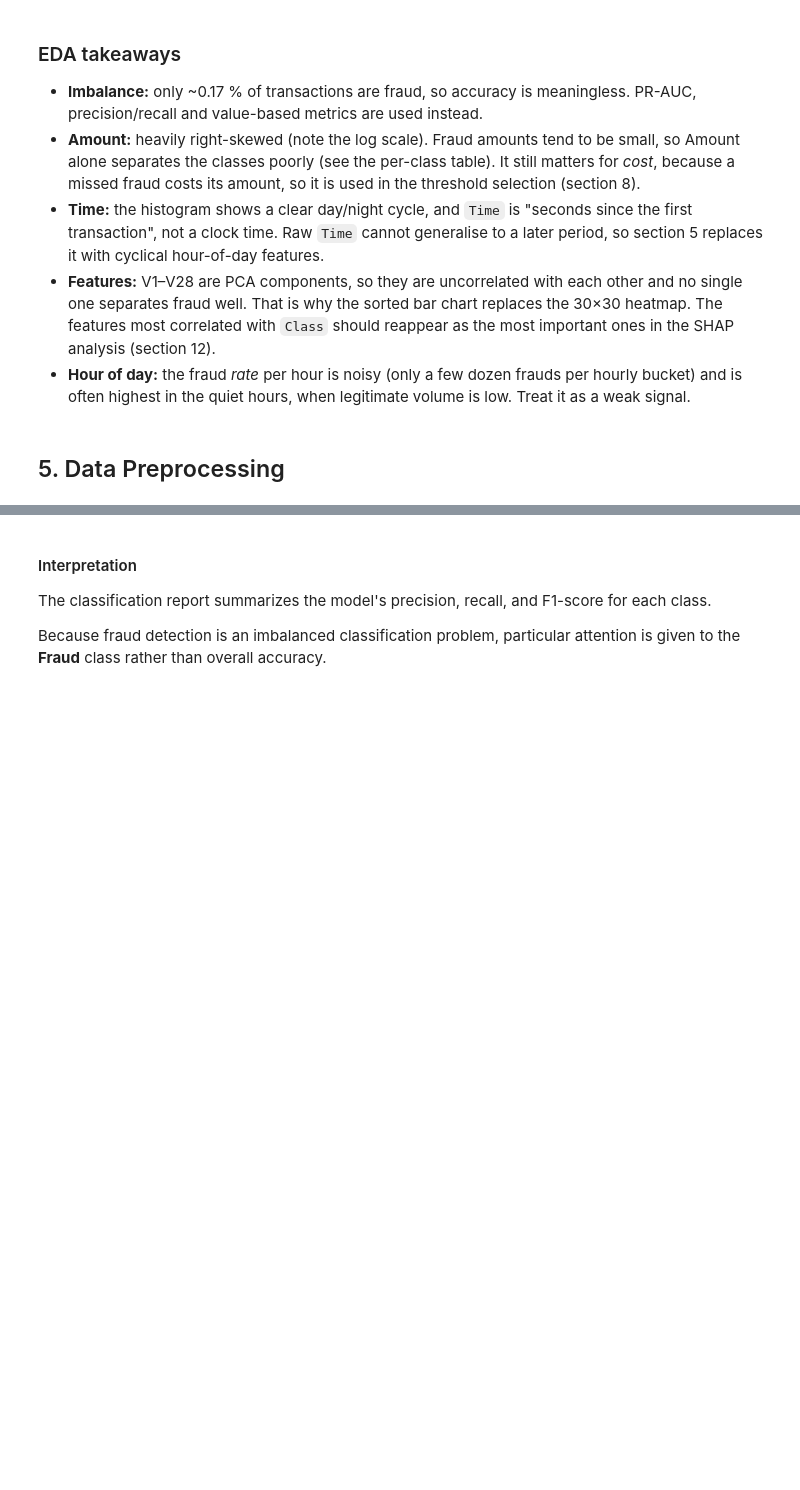
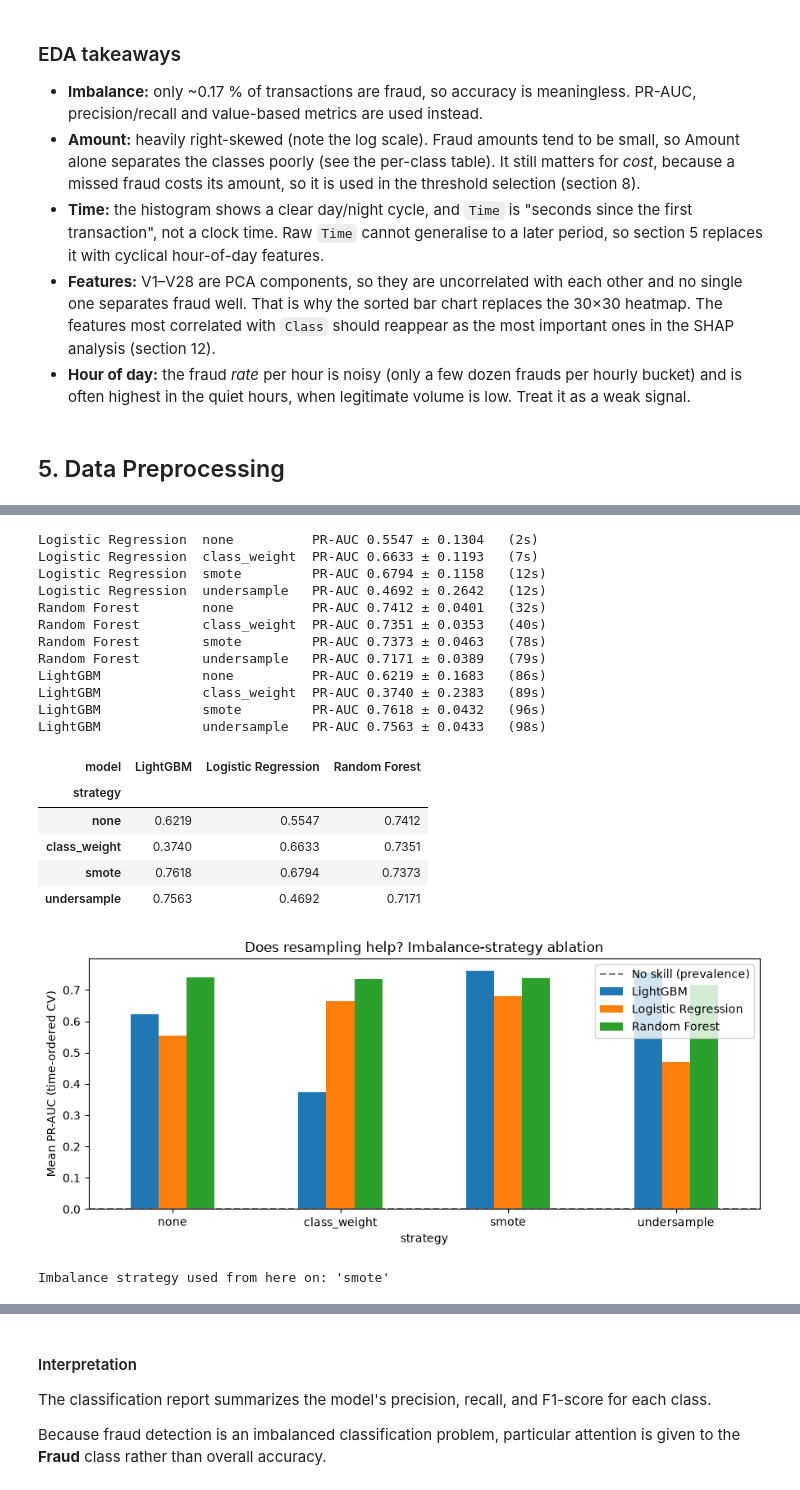
Before and after one commit to shashwat-158/credit-card-fraud-detection, a Jupyter notebook: notebook/credit_card_fraud_detection.ipynb, the cells around one changed output, grey strips where cells are left out. Drawn from its saved outputs; the diff is of its cells as text; code cells hidden in the pictures; blank space fills up the shorter version.

Commit message:
Preprocessing, Model ablation studies, Evaluation and Hyperparameter tuning

```diff
--- a/notebook/credit_card_fraud_detection.ipynb
+++ b/notebook/credit_card_fraud_detection.ipynb
@@ -345,12 +351,9 @@ display(by_hour.T.round(3))
 # %%
-# Features & target
-X = df.drop('Class', axis=1)
-y = df['Class']
-
-# Train/Test split (stratified to preserve imbalance ratio)
-X_train, X_test, y_train, y_test = train_test_split(
-    X, y,
-    test_size=0.2,
-    random_state=42,
-    stratify=y       # ← important for imbalanced data
-)
+def make_features(raw: pd.DataFrame) -> pd.DataFrame:
+    """Raw columns (Time, V1..V28, Amount) -> model features. Stateless, so it is safe to apply before splitting."""
+    out = raw[[f'V{i}' for i in range(1, 29)]].copy()
+    out['log_amount'] = np.log1p(raw['Amount'])
+    tod = (raw['Time'] % 86400) / 86400                  # position inside the 24 h cycle, 0..1
+    out['hour_sin'] = np.sin(2 * np.pi * tod)
+    out['hour_cos'] = np.cos(2 * np.pi * tod)
+    return out
@@ -409 +513,50 @@ models = {
+# %%
+ABLATE = {'lr': 'Logistic Regression', 'rf': 'Random Forest', 'lgbm': 'LightGBM'}      # drop 'rf' to save time
+STRATEGIES = ['none', 'class_weight', 'smote', 'undersample']
+cv_time = TimeSeriesSplit(n_splits=3)        # expanding window: train on the past, validate on the next block
+
+rows, t0 = [], time.time()
+for kind, label in ABLATE.items():
+    for strategy in STRATEGIES:
+        scores = cross_val_score(build_pipeline(kind, strategy), X_train, y_train,
+                                 cv=cv_time, scoring='average_precision')
+        rows.append({'model': label, 'strategy': strategy, 'mean_pr_auc': scores.mean(), 'std': scores.std()})
+        print(f'{label:<20} {strategy:<13} PR-AUC {scores.mean():.4f} ± {scores.std():.4f}   ({time.time() - t0:.0f}s)')
+ablation = pd.DataFrame(rows)
+
+pivot = ablation.pivot(index='strategy', columns='model', values='mean_pr_auc').loc[STRATEGIES]
+display(pivot.round(4))
+
+ax = pivot.plot(kind='bar', figsize=(9, 4), rot=0)
+ax.axhline(y_train.mean(), color='gray', linestyle='--', label='No skill (prevalence)')
+ax.set_ylabel('Mean PR-AUC (time-ordered CV)')
+ax.set_title('Does resampling help? Imbalance-strategy ablation')
+ax.legend()
+plt.tight_layout()
+plt.show()
+
+IMBALANCE = ablation.groupby('strategy')['mean_pr_auc'].mean().idxmax()
+# IMBALANCE = 'class_weight'       # <- uncomment to override the automatic choice
+print(f"\nImbalance strategy used from here on: '{IMBALANCE}'")
+# %% [output]
+Logistic Regression  none          PR-AUC 0.5547 ± 0.1304   (2s)
+Logistic Regression  class_weight  PR-AUC 0.6633 ± 0.1193   (7s)
+Logistic Regression  smote         PR-AUC 0.6794 ± 0.1158   (12s)
+Logistic Regression  undersample   PR-AUC 0.4692 ± 0.2642   (12s)
+Random Forest        none          PR-AUC 0.7412 ± 0.0401   (32s)
+Random Forest        class_weight  PR-AUC 0.7351 ± 0.0353   (40s)
+Random Forest        smote         PR-AUC 0.7373 ± 0.0463   (78s)
+Random Forest        undersample   PR-AUC 0.7171 ± 0.0389   (79s)
+LightGBM             none          PR-AUC 0.6219 ± 0.1683   (86s)
+LightGBM             class_weight  PR-AUC 0.3740 ± 0.2383   (89s)
+LightGBM             smote         PR-AUC 0.7618 ± 0.0432   (96s)
+LightGBM             undersample   PR-AUC 0.7563 ± 0.0433   (98s)
+| model | LightGBM | Logistic Regression | Random Forest |
+| strategy |  |  |  |
+| none | 0.6219 | 0.5547 | 0.7412 |
+| class_weight | 0.3740 | 0.6633 | 0.7351 |
+| smote | 0.7618 | 0.6794 | 0.7373 |
+| undersample | 0.7563 | 0.4692 | 0.7171 |
+[figure, added]
+Imbalance strategy used from here on: 'smote'
 # %% [markdown]
```
Also changed, not shown: parts of 20 cells of this notebook.
